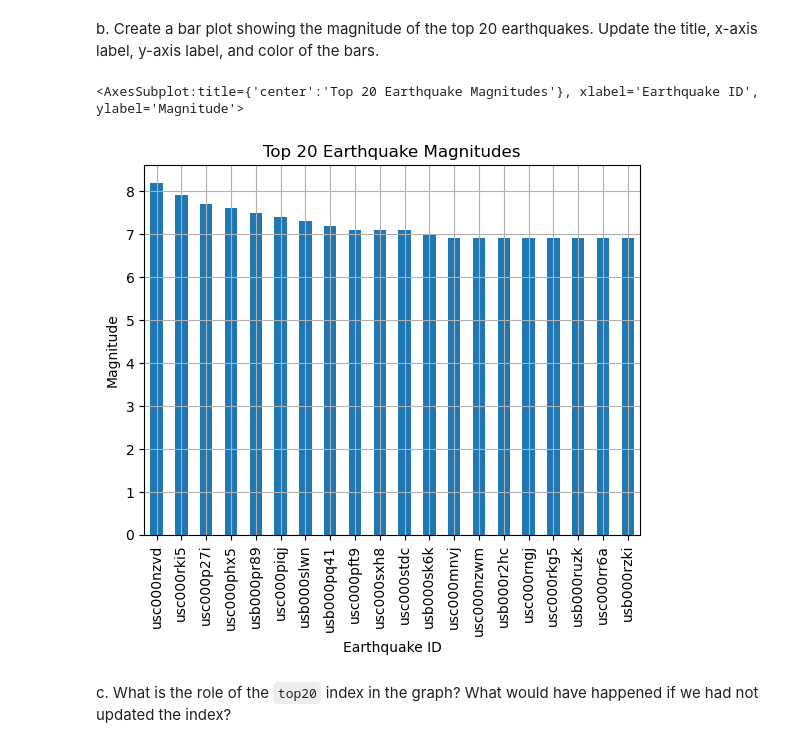
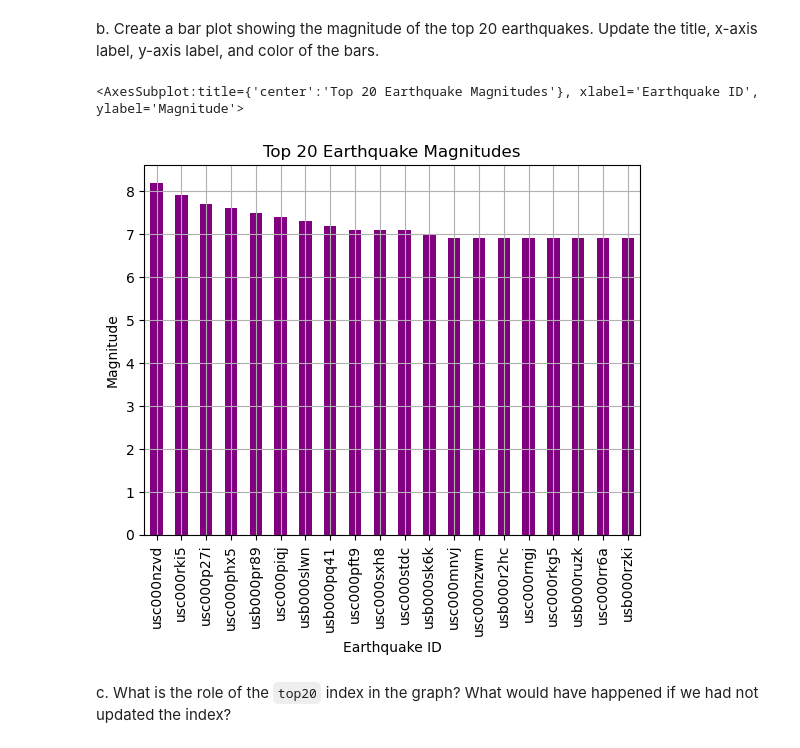
Before and after one commit to evajnewby/eds220-hwk1, a Jupyter notebook: hwk1-task3-earthquakes-Newby.ipynb, the cells around one changed output. Saved outputs shown, nothing was run; the diff lists cells and outputs as text; code cells hidden in the pictures.

Commit message:
Add descriptions of graphs, change graph coloring (update for resumbission)

```diff
--- a/hwk1-task3-earthquakes-Newby.ipynb
+++ b/hwk1-task3-earthquakes-Newby.ipynb
@@ -210,15 +211,16 @@ Name: mag, dtype: float64
 
 b. Create a bar plot showing the magnitude of the top 20 earthquakes. Update the title, x-axis label, y-axis label, and color of the bars.
 # %%
-# Bar Plot
+# Bar Plot of Top 20 Earthquake Magnitudes
 top20.plot(kind='bar',
                 title='Top 20 Earthquake Magnitudes',
                 xlabel='Earthquake ID',
                 ylabel= "Magnitude",
-                grid=True)
+                grid=True,
+                color = "purple") # Correction- updated color of bars
 # %% [output]
 <AxesSubplot:title={'center':'Top 20 Earthquake Magnitudes'}, xlabel='Earthquake ID', ylabel='Magnitude'>
-[figure, old version]
+[figure, new version]
 # %% [markdown]
 <!-- END QUESTION -->
 
```
Also changed, not shown: parts of 4 cells of this notebook.
